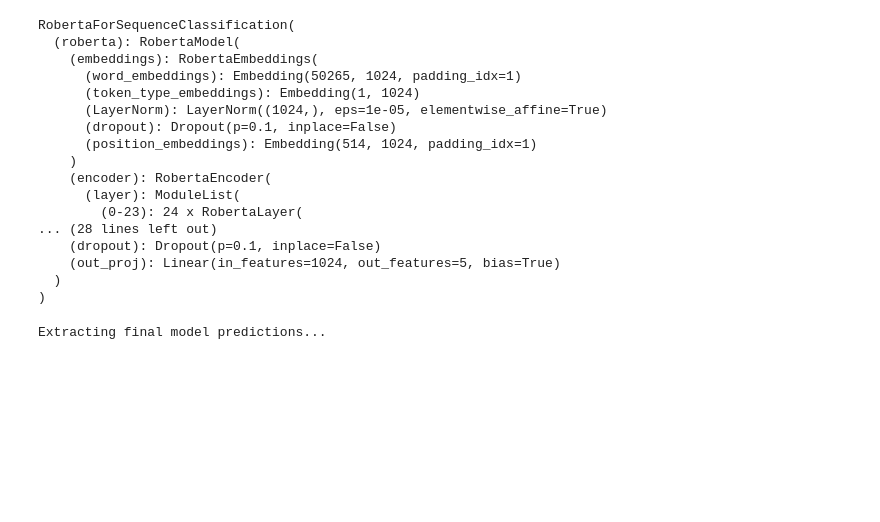
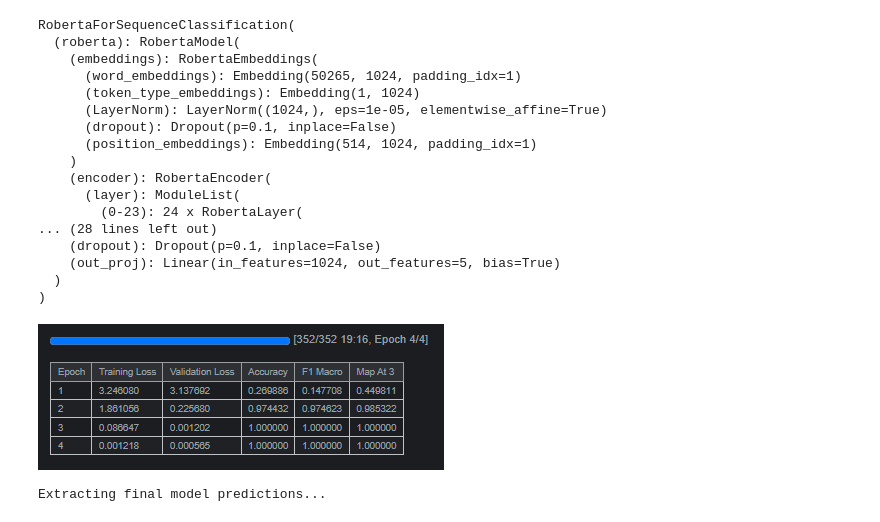
Before and after one commit to Sharan0078/dl-genai-project-26-t1, a Jupyter notebook: DL-24f3004935-notebook-t22026.ipynb, the cells around one changed output. Drawn from its saved outputs; the diff is of its cells as text; code cells hidden in the pictures; blank space fills up the shorter version.

Commit message:
Kaggle Notebook | DL-24f3004935-notebook-t22026 | Version 42

```diff
--- a/DL-24f3004935-notebook-t22026.ipynb
+++ b/DL-24f3004935-notebook-t22026.ipynb
@@ -742,3 +905,9 @@ trainer = Trainer(
+# %%
+from IPython.display import Image, display
+
+display(Image("/kaggle/input/datasets/sharankumare/trainer-output/Screenshot 2026-07-25 164644.png"))
+# %% [output]
+[figure, added]
 # %%
 print("\nExtracting final model predictions...")
 val_output = trainer.predict(val_ds)
```
Also changed, not shown: parts of 48 cells of this notebook.
